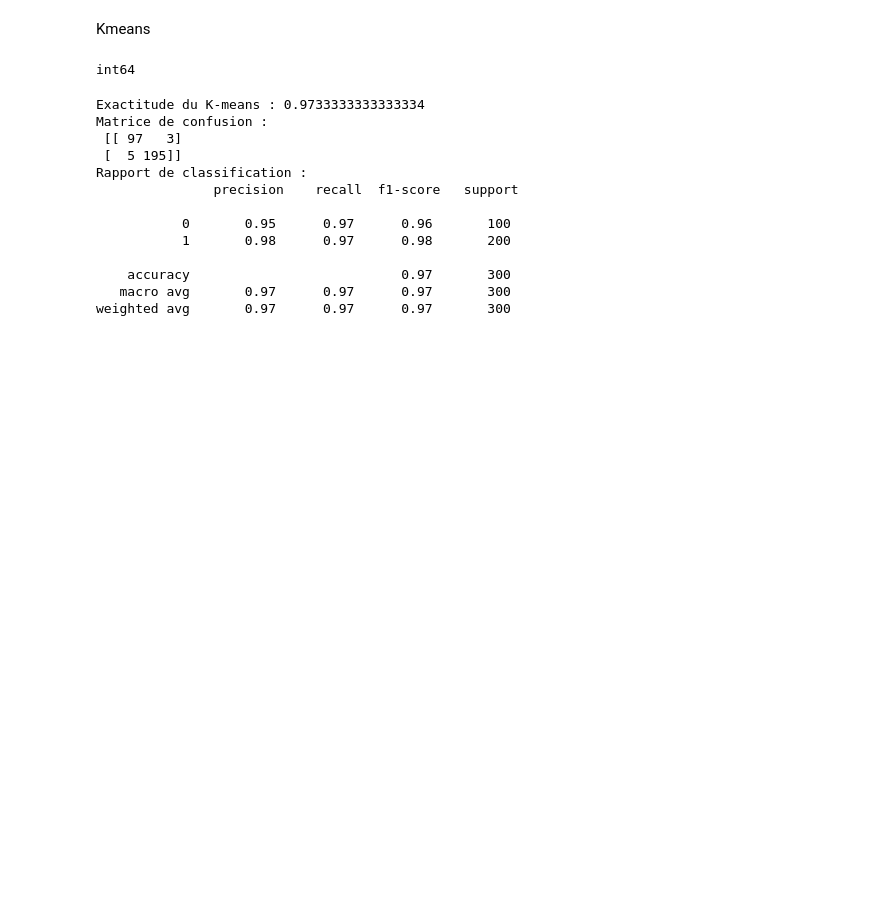
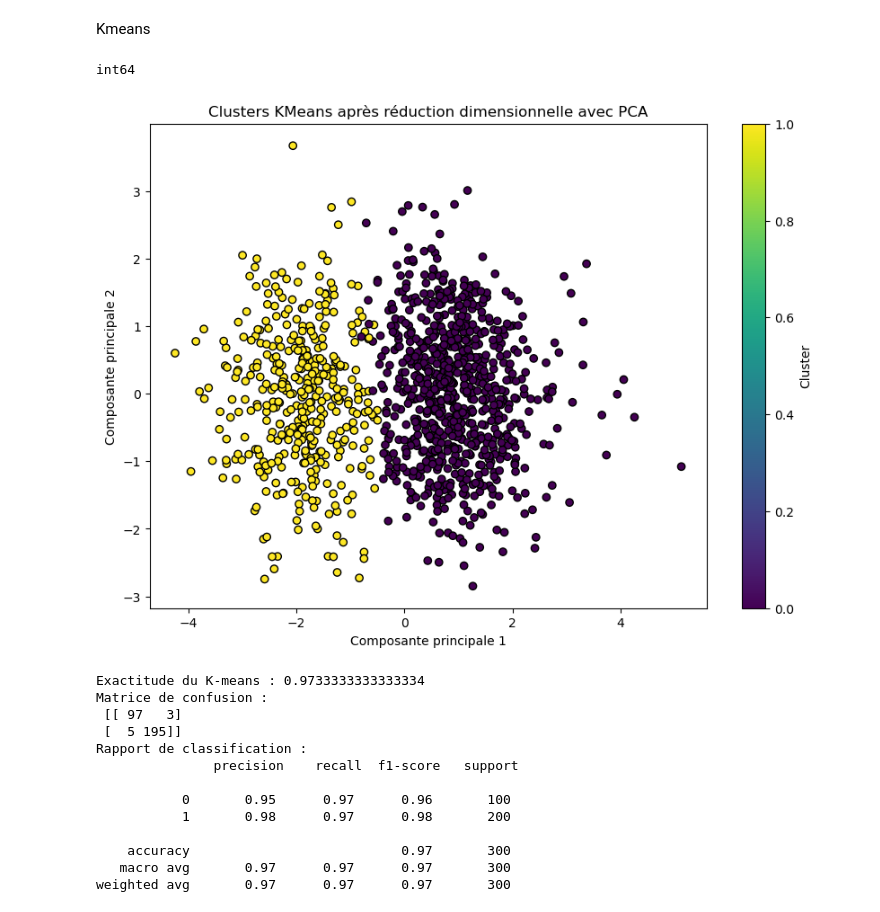
Before and after one commit to obenmaha/App-d-tection-faux-billet, a Jupyter notebook: Analyse notebook with all data.ipynb, the cells around one changed output. Cells and saved outputs as stored; diff of their text form; code cells hidden in the pictures; blank space fills up the shorter version.

```diff
--- a/Analyse notebook with all data.ipynb
+++ b/Analyse notebook with all data.ipynb
@@ -495,6 +508,26 @@ cluster_labels = {cluster: y_train.iloc[np.where(train_clusters == cluster)].mod
 
 # Mapper les clusters prédits aux labels réels
 y_pred_kmeans_mapped = [cluster_labels[cluster] for cluster in y_pred_kmeans]
+# %%
+from sklearn.decomposition import PCA
+
+# Appliquer PCA pour réduire à 2 dimensions
+pca = PCA(n_components=2)
+X_train_pca = pca.fit_transform(X_train_scaled)
+
+# Obtenir les clusters prédits
+kmeans_clusters = kmeans.predict(X_train_scaled)
+
+# Visualiser les clusters
+plt.figure(figsize=(10, 7))
+plt.scatter(X_train_pca[:, 0], X_train_pca[:, 1], c=kmeans_clusters, cmap='viridis', marker='o', edgecolor='k')
+plt.title("Clusters KMeans après réduction dimensionnelle avec PCA")
+plt.xlabel("Composante principale 1")
+plt.ylabel("Composante principale 2")
+plt.colorbar(label="Cluster")
+plt.show()
+# %% [output]
+[figure, added]
 # %%
 # Calculer l'exactitude
 accuracy = accuracy_score(y_test, y_pred_kmeans_mapped)
```
Also changed, not shown: parts of 16 cells of this notebook, 6 other files.
